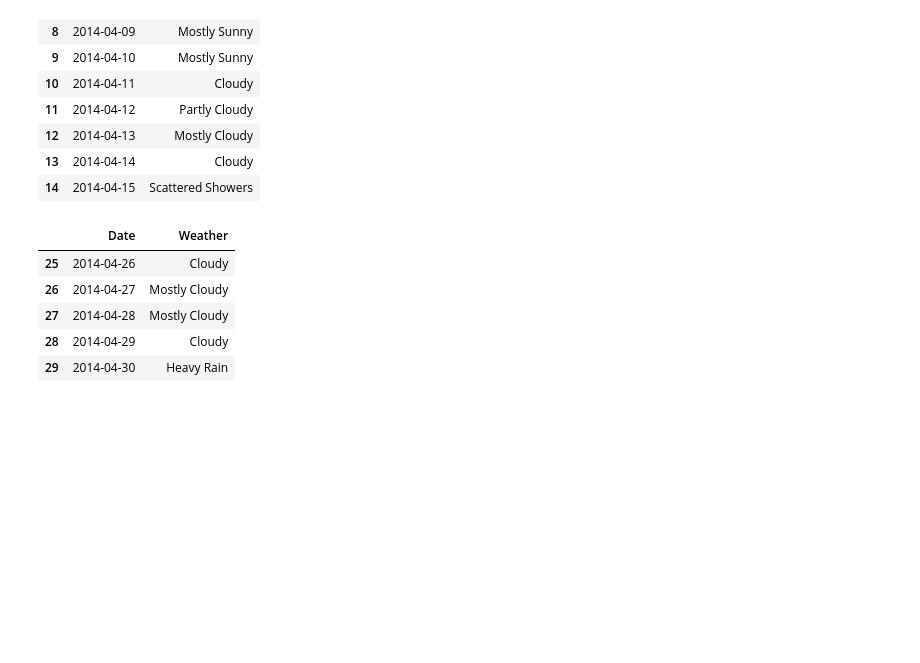
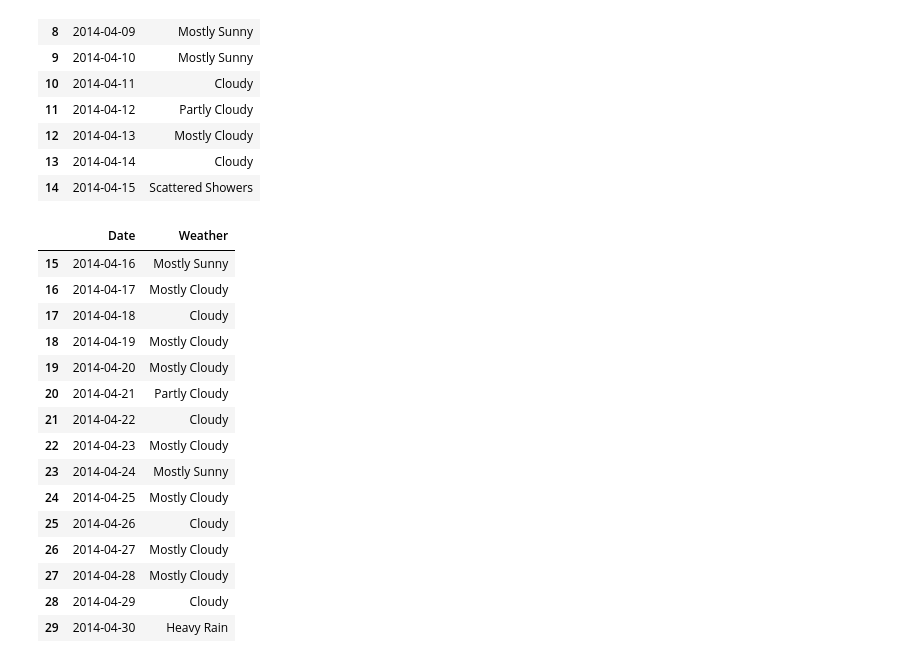
Before and after one commit to Kamerondee/UbervsWeather_Pro1, a Jupyter notebook: main.ipynb, the cells around one changed output. Drawn from its saved outputs; the diff is of its cells as text; code cells hidden in the pictures; blank space fills up the shorter version.

Commit message:
weather sets by month

```diff
--- a/main.ipynb
+++ b/main.ipynb
@@ -556,9 +556,19 @@ weather_apr.head(15)
 | 13 | 2014-04-14 | Cloudy |
 | 14 | 2014-04-15 | Scattered Showers |
 # %%
-weather_apr.tail()
+weather_apr.tail(15)
 # %% [output]
 |  | Date | Weather |
+| 15 | 2014-04-16 | Mostly Sunny |
+| 16 | 2014-04-17 | Mostly Cloudy |
+| 17 | 2014-04-18 | Cloudy |
+| 18 | 2014-04-19 | Mostly Cloudy |
+| 19 | 2014-04-20 | Mostly Cloudy |
+| 20 | 2014-04-21 | Partly Cloudy |
+| 21 | 2014-04-22 | Cloudy |
+| 22 | 2014-04-23 | Mostly Cloudy |
+| 23 | 2014-04-24 | Mostly Sunny |
+| 24 | 2014-04-25 | Mostly Cloudy |
 | 25 | 2014-04-26 | Cloudy |
 | 26 | 2014-04-27 | Mostly Cloudy |
 | 27 | 2014-04-28 | Mostly Cloudy |
```
Also changed, not shown: parts of 11 cells of this notebook.
